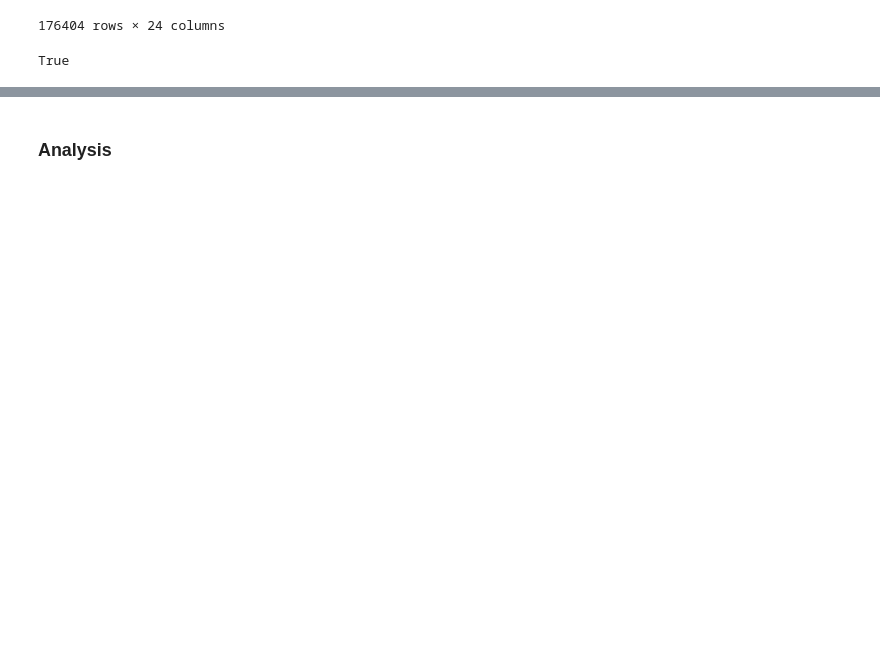
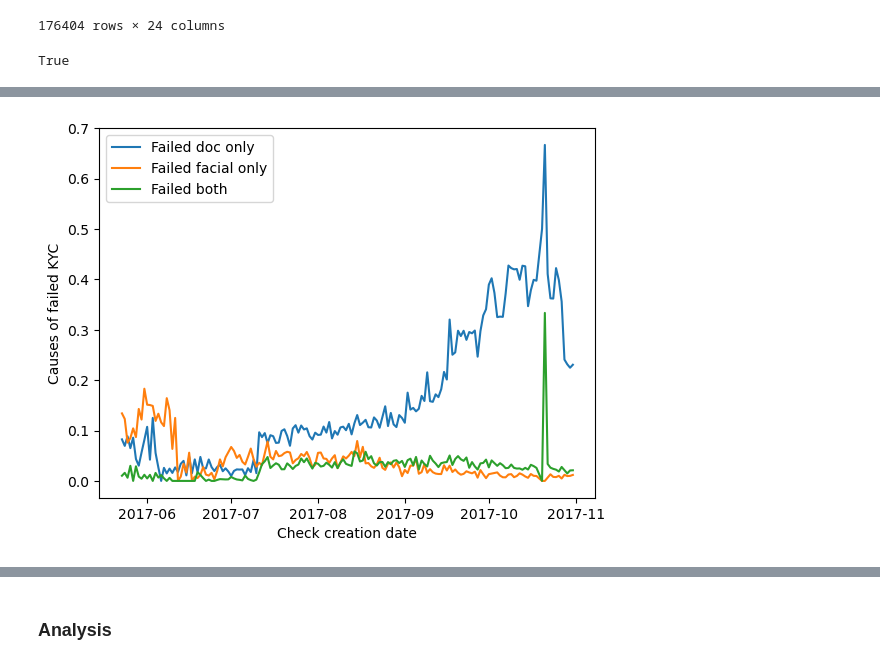
Before and after one commit to LaszloCodes/kyc_analysis, a Jupyter notebook: kyc_analysis.ipynb, the cells around one changed output, grey strips where cells are left out. Cells and saved outputs as stored; diff of their text form; code cells hidden in the pictures; blank space fills up the shorter version.

```diff
--- a/kyc_analysis.ipynb
+++ b/kyc_analysis.ipynb
@@ -431,0 +518,12 @@ combined_check_results = combined_check_results.drop('facial_visual_authenticity
+# %%
+# Visualise drivers of failed KYC
+plt.plot(kyc_analysis['doc_created_date'],kyc_analysis['only_doc_check_fail'] /kyc_analysis['total_check_count'] ,label='Failed doc only')
+plt.plot(kyc_analysis['doc_created_date'],kyc_analysis['only_facial_check_fail'] /kyc_analysis['total_check_count'] ,label='Failed facial only')
+plt.plot(kyc_analysis['doc_created_date'],kyc_analysis['failed_both_checks'] /kyc_analysis['total_check_count'] ,label='Failed both')
+
+plt.legend()
+plt.xlabel('Check creation date')
+plt.ylabel('Causes of failed KYC')
+plt.show()
+# %% [output]
+[figure, added]
```
Also changed, not shown: parts of 86 cells of this notebook.
